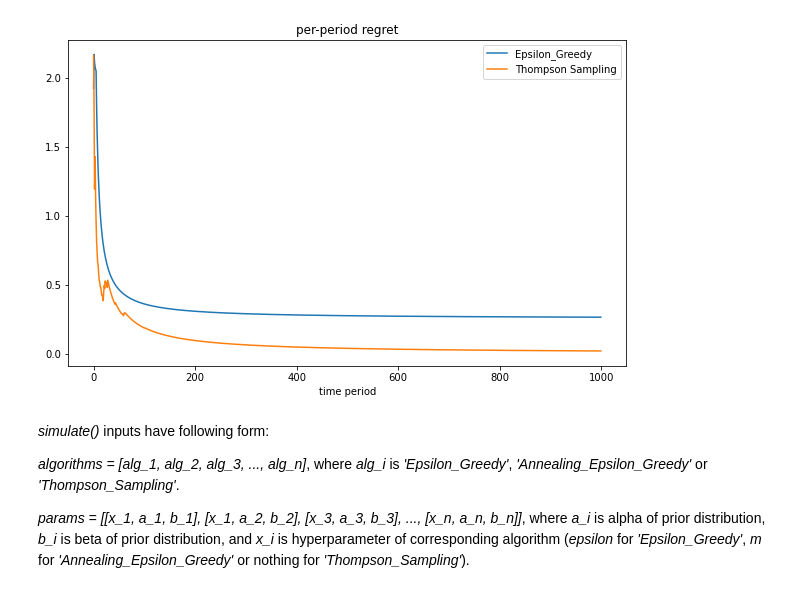
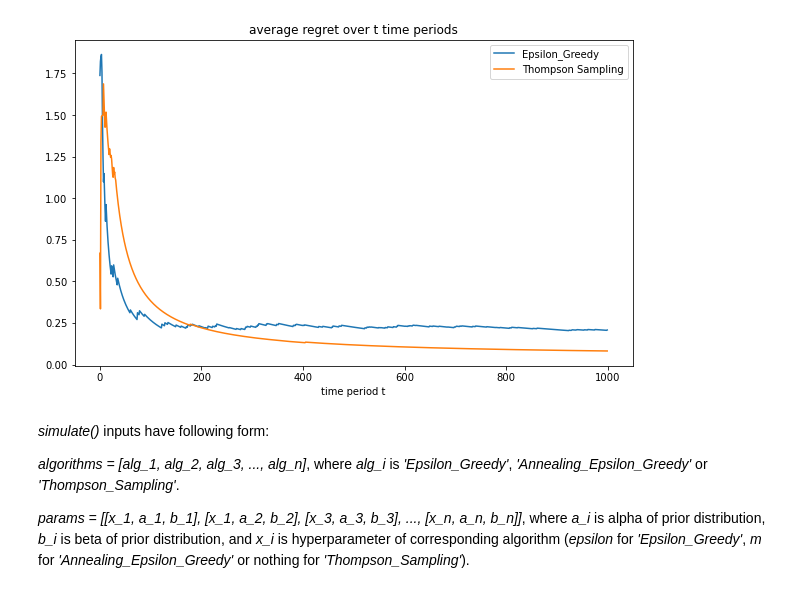
Before and after one commit to Sleepon1805/Thompson-Sampling, a Jupyter notebook: TS_ShortestPath.ipynb, the cells around one changed output. Drawn from its saved outputs; the diff is of its cells as text; code cells hidden in the pictures.

```diff
--- a/TS_ShortestPath.ipynb
+++ b/TS_ShortestPath.ipynb
@@ -80,13 +80,13 @@ def Epsilon_Greedy(G, epsilon, mu_0=-0.5, sigma2_0=1):
 
     return chosen_paths
 # %%
-def Thompson_Sampling(G, mu_0=-0.5, sigma2_0=1):
+def thompson_sampling(G, mu_0=-0.5, sigma2_0=1):
     sigma2_tilde=1
     mu_dict = {edge : mu_0 for edge in nx.edges(G)}
     sigma2_dict = {edge : sigma2_0 for edge in nx.edges(G)}
     chosen_paths = []
     for t in range(N):
-        G_sampled = createBinomialBridge(mu_dict, sigma2_dict)
+        G_sampled = create_binomial_bridge(mu_dict, sigma2_dict)
         chosen_paths.append(nx.shortest_path(G_sampled, (0,0), (K//2,K//2), weight="theta"))
 
         SP_edges = [(chosen_paths[-1][i], chosen_paths[-1][i+1]) for i in range(K)] #edges in sampled shortest path
@@ -103,27 +103,29 @@ def per_period_regret(G, chosen_paths):
     regret = np.zeros(len(chosen_paths))
     for i in range(len(chosen_paths)):
         regret[i] = nx.path_weight(G, chosen_paths[i], "theta") - nx.shortest_path_length(G, (0,0), (K//2,K//2), weight="theta")
-    return [np.mean(regret[:i+1]) for i in range(len(chosen_paths))]
+    # return [np.mean(regret[:i+1]) for i in range(len(chosen_paths))]
+    return regret
 # %%
-def plot_regrets(alg_paths_dict, G):
+def plot_averaged_regrets(alg_paths_dict, G):
     fig, ax = plt.subplots()
 
     for algorithm in alg_paths_dict:
-        ax.plot(range(N), per_period_regret(G, alg_paths_dict[algorithm]), label=algorithm)
+        avg_regret = [np.mean(per_period_regret(G, alg_paths_dict[algorithm])[:i+1]) for i in range(N)]
+        ax.plot(range(N), avg_regret, label=algorithm)
 
     ax.legend()
-    ax.set_title('per-period regret')
-    ax.set_xlabel('time period')
+    ax.set_title('average regret over t time periods')
+    ax.set_xlabel('time period t')
     ax.set_ylabel(None)
 
     plt.show()
 # %%
 %%time
-G = createBinomialBridge()
-plotBinomialBridge(G)
+G = create_binomial_bridge()
+plot_binomial_bridge(G)
 print(f'Red edges are the shortest path from Start=(0,0) to End=({K//2}, {K//2})')
 
-EG_paths = Epsilon_Greedy(G, 0)
-TS_paths = Thompson_Sampling(G)
+EG_paths = epsilon_greedy(G, 0.1)
+TS_paths = thompson_sampling(G)
 # %% [output]
 Red edges are the shortest path from Start=(0,0) to End=(3, 3)
@@ -132,8 +135,8 @@ Wall time: 668 ms
 # %%
 alg_paths_dict = {'Epsilon_Greedy' : EG_paths,
                   'Thompson Sampling' : TS_paths}
 
-plot_regrets(alg_paths_dict, G)
+plot_averaged_regrets(alg_paths_dict, G)
 # %% [output]
-[figure, old version]
+[figure, new version]
 # %%
```
Also changed, not shown: parts of 8 cells of this notebook, 5 other files.
